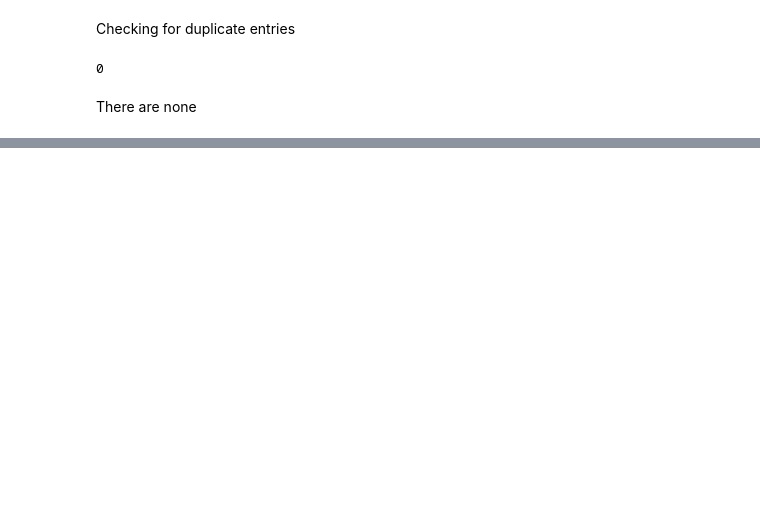
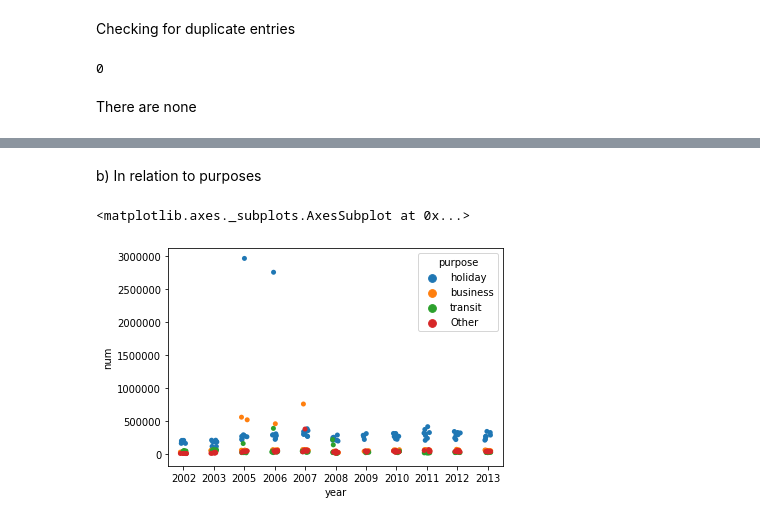
Before and after one commit to shirleymbeyu/visitors_to_Kenya, a Jupyter notebook: VISITORS.ipynb, the cells around one changed output, grey strips where cells are left out. Cells and saved outputs as stored; diff of their text form; code cells hidden in the pictures; blank space fills up the shorter version.

```diff
--- a/VISITORS.ipynb
+++ b/VISITORS.ipynb
@@ -273,0 +238,8 @@ VISUALIZATION:
+# %% [markdown]
+b) In relation to purposes
+# %%
+purpose_bplot = sns.stripplot(x='year', y='num', hue='purpose', data=fin)
+purpose_bplot
+# %% [output]
+<matplotlib.axes._subplots.AxesSubplot at 0x...>
+[figure, added]
```
Also changed, not shown: parts of 67 cells of this notebook, 3 other files.
